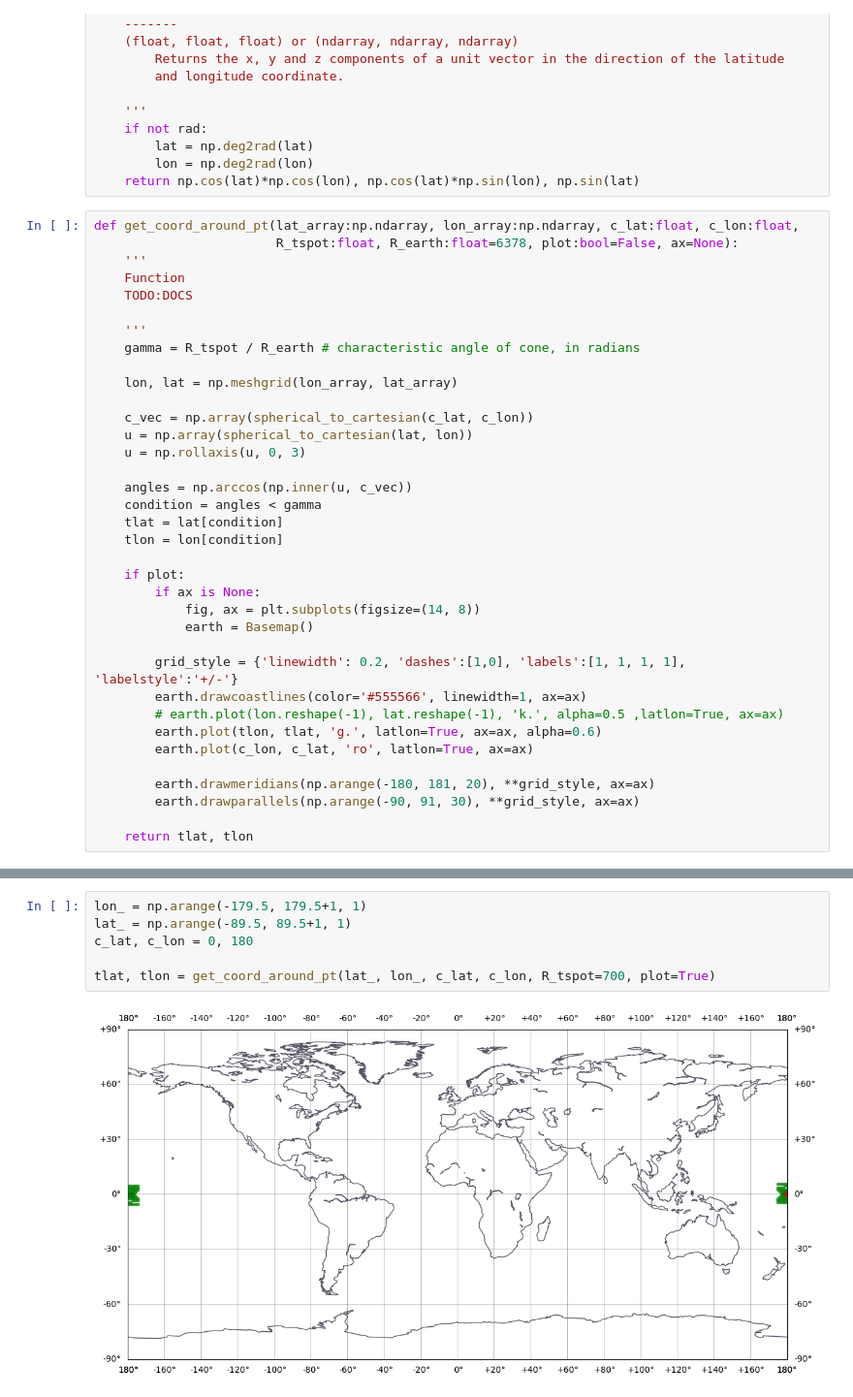
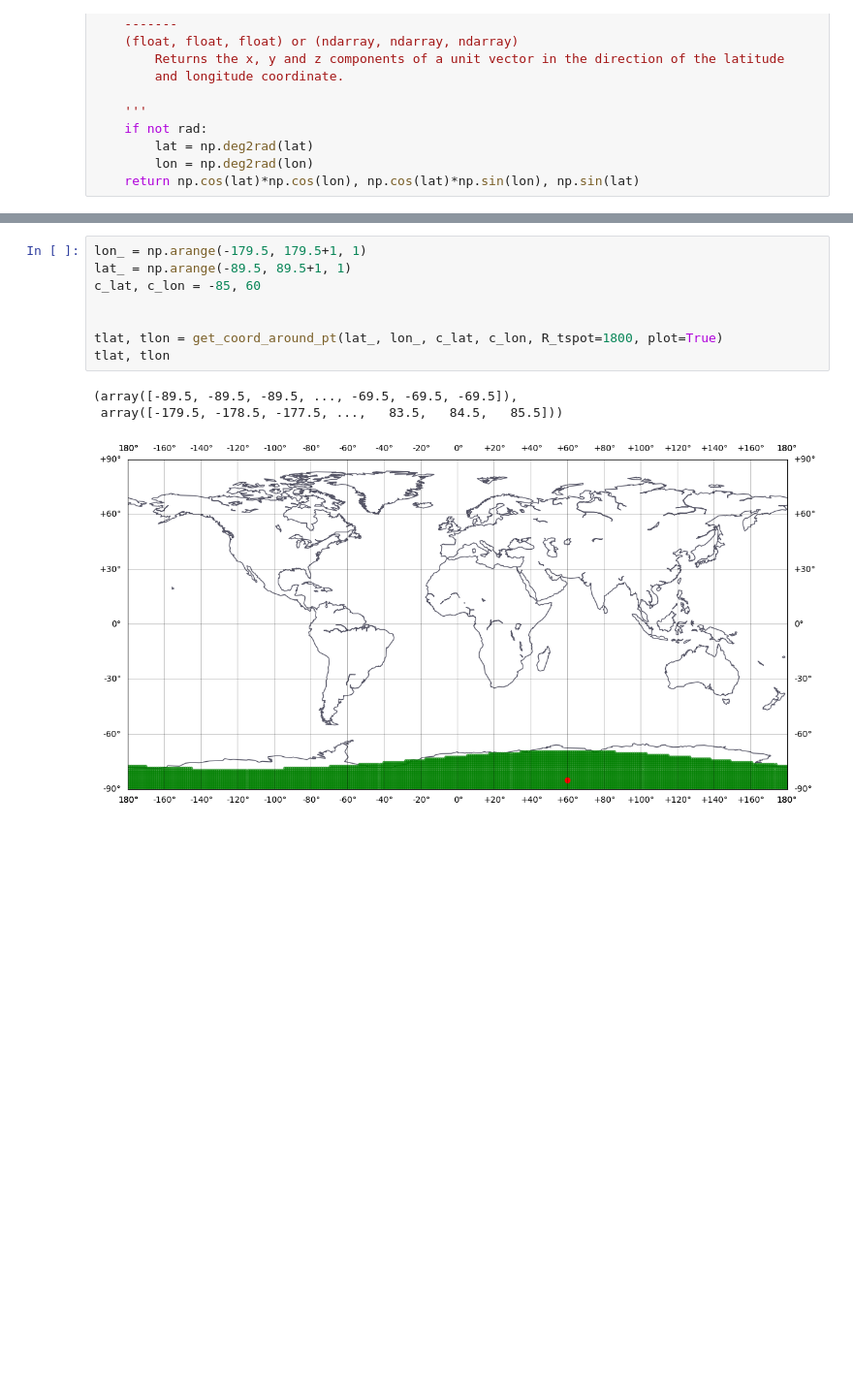
Before and after one commit to djaklouwens/TestAnalysisSimulation, a Jupyter notebook: main/data_reduction_interpolation_sandbox.ipynb, the cells around one changed output, grey strips where cells are left out. Shown: that part at 97% size. Saved outputs shown, nothing was run; the diff lists cells and outputs as text; blank space fills up the shorter version.

```diff
--- a/main/data_reduction_interpolation_sandbox.ipynb
+++ b/main/data_reduction_interpolation_sandbox.ipynb
@@ -33,39 +33,3 @@ def spherical_to_cartesian(lat, lon, rad=False):
         lat = np.deg2rad(lat)
         lon = np.deg2rad(lon)
     return np.cos(lat)*np.cos(lon), np.cos(lat)*np.sin(lon), np.sin(lat)
-# %%
-def get_coord_around_pt(lat_array:np.ndarray, lon_array:np.ndarray, c_lat:float, c_lon:float,
-                        R_tspot:float, R_earth:float=6378, plot:bool=False, ax=None):
-    '''
-    Function
-    TODO:DOCS
-
-    '''
-    gamma = R_tspot / R_earth # characteristic angle of cone, in radians
-
-    lon, lat = np.meshgrid(lon_array, lat_array)
-
-    c_vec = np.array(spherical_to_cartesian(c_lat, c_lon))
-    u = np.array(spherical_to_cartesian(lat, lon))
-    u = np.rollaxis(u, 0, 3)
-
-    angles = np.arccos(np.inner(u, c_vec))
-    condition = angles < gamma
-    tlat = lat[condition]
-    tlon = lon[condition]
-
-    if plot:
-        if ax is None:
-            fig, ax = plt.subplots(figsize=(14, 8))
-            earth = Basemap()
-
-        grid_style = {'linewidth': 0.2, 'dashes':[1,0], 'labels':[1, 1, 1, 1], 'labelstyle':'+/-'}
-        earth.drawcoastlines(color='#555566', linewidth=1, ax=ax)
-        # earth.plot(lon.reshape(-1), lat.reshape(-1), 'k.', alpha=0.5 ,latlon=True, ax=ax)
-        earth.plot(tlon, tlat, 'g.', latlon=True, ax=ax, alpha=0.6)
-        earth.plot(c_lon, c_lat, 'ro', latlon=True, ax=ax)
-
-        earth.drawmeridians(np.arange(-180, 181, 20), **grid_style, ax=ax)
-        earth.drawparallels(np.arange(-90, 91, 30), **grid_style, ax=ax)
-
-    return tlat, tlon
@@ -72,9 +110,13 @@ def get_coord_around_pt(lat_array:np.ndarray, lon_array:np.ndarray, c_lat:float,
 # %%
 lon_ = np.arange(-179.5, 179.5+1, 1)
 lat_ = np.arange(-89.5, 89.5+1, 1)
-c_lat, c_lon = 0, 180
+c_lat, c_lon = -85, 60
 
-tlat, tlon = get_coord_around_pt(lat_, lon_, c_lat, c_lon, R_tspot=700, plot=True)
+
+tlat, tlon = get_coord_around_pt(lat_, lon_, c_lat, c_lon, R_tspot=1800, plot=True)
+tlat, tlon
 # %% [output]
+(array([-89.5, -89.5, -89.5, ..., -69.5, -69.5, -69.5]),
+ array([-179.5, -178.5, -177.5, ...,   83.5,   84.5,   85.5]))
-[figure, old version]
+[figure, new version]
 # %%
```
Also changed, not shown: parts of 3 cells of this notebook, 1 other file.
